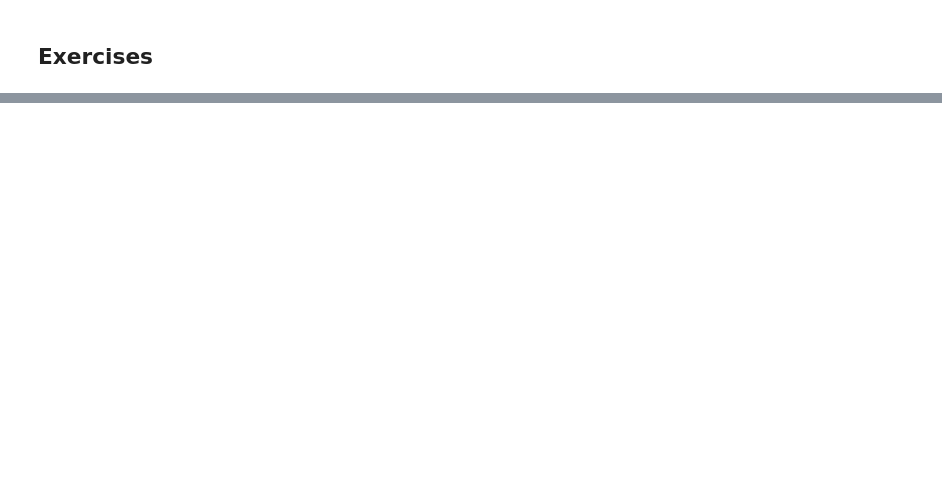
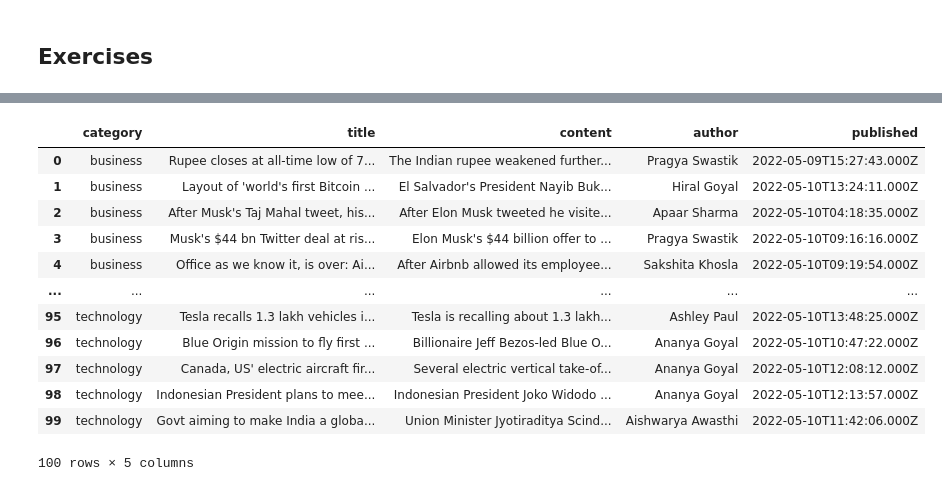
Before and after one commit to watermanbrandyn/natural-language-processing-exercises, a Jupyter notebook: acquire.ipynb, the cells around one changed output, grey strips where cells are left out. Saved outputs shown, nothing was run; the diff lists cells and outputs as text; code cells hidden in the pictures; blank space fills up the shorter version.

```diff
--- a/acquire.ipynb
+++ b/acquire.ipynb
@@ -155,0 +235,2 @@ Encapsulate your work in a function named get_blog_articles that will return a l
+# %%
+output['published'] = card_content.select_one('.time').attrs['content']
@@ -155,0 +244,14 @@ Encapsulate your work in a function named get_blog_articles that will return a l
+# %%
+def parse_news_card(card, category):
+    '''
+    Take in a news card and return a dictionary.
+    '''
+    output = {}
+    output['category'] = category
+    output['title'] = card.select_one('a.clickable').text.strip()
+    card_content = card.select_one('div.news-card-content')
+    output['content'] = card_content.select_one('div').text
+    output['author'] = card_content.select_one('.author').text
+    output['published'] = card_content.select_one('.time').attrs['content']
+
+    return output
@@ -155,0 +265,7 @@ Encapsulate your work in a function named get_blog_articles that will return a l
+# %%
+def parse_inshorts_page(category):
+    url = 'http://www.inshorts.com/en/read/' + category
+    response = get(url)
+    soup = BeautifulSoup(response.text)
+    articles = [parse_news_card(card, category) for card in soup.select('.news-card')]
+    return articles
@@ -155,0 +292,7 @@ Encapsulate your work in a function named get_blog_articles that will return a l
+# %%
+categories = ['business', 'sports', 'entertainment', 'technology']
+articles = []
+
+for category in categories:
+    category_articles = parse_inshorts_page(category)
+    articles.extend(category_articles)
@@ -155,0 +319,16 @@ Encapsulate your work in a function named get_blog_articles that will return a l
+# %%
+pd.DataFrame(articles)
+# %% [output]
+|  | category | title | content | author | published |
+| 0 | business | Rupee closes at all-time low of 7... | The Indian rupee weakened further... | Pragya Swastik | 2022-05-09T15:27:43.000Z |
+| 1 | business | Layout of 'world's first Bitcoin ... | El Salvador's President Nayib Buk... | Hiral Goyal | 2022-05-10T13:24:11.000Z |
+| 2 | business | After Musk's Taj Mahal tweet, his... | After Elon Musk tweeted he visite... | Apaar Sharma | 2022-05-10T04:18:35.000Z |
+| 3 | business | Musk's $44 bn Twitter deal at ris... | Elon Musk's $44 billion offer to ... | Pragya Swastik | 2022-05-10T09:16:16.000Z |
+| 4 | business | Office as we know it, is over: Ai... | After Airbnb allowed its employee... | Sakshita Khosla | 2022-05-10T09:19:54.000Z |
+| ... | ... | ... | ... | ... | ... |
+| 95 | technology | Tesla recalls 1.3 lakh vehicles i... | Tesla is recalling about 1.3 lakh... | Ashley Paul | 2022-05-10T13:48:25.000Z |
+| 96 | technology | Blue Origin mission to fly first ... | Billionaire Jeff Bezos-led Blue O... | Ananya Goyal | 2022-05-10T10:47:22.000Z |
+| 97 | technology | Canada, US' electric aircraft fir... | Several electric vertical take-of... | Ananya Goyal | 2022-05-10T12:08:12.000Z |
+| 98 | technology | Indonesian President plans to mee... | Indonesian President Joko Widodo ... | Ananya Goyal | 2022-05-10T12:13:57.000Z |
+| 99 | technology | Govt aiming to make India a globa... | Union Minister Jyotiraditya Scind... | Aishwarya Awasthi | 2022-05-10T11:42:06.000Z |
+100 rows × 5 columns
```
Also changed, not shown: parts of 27 cells of this notebook.
